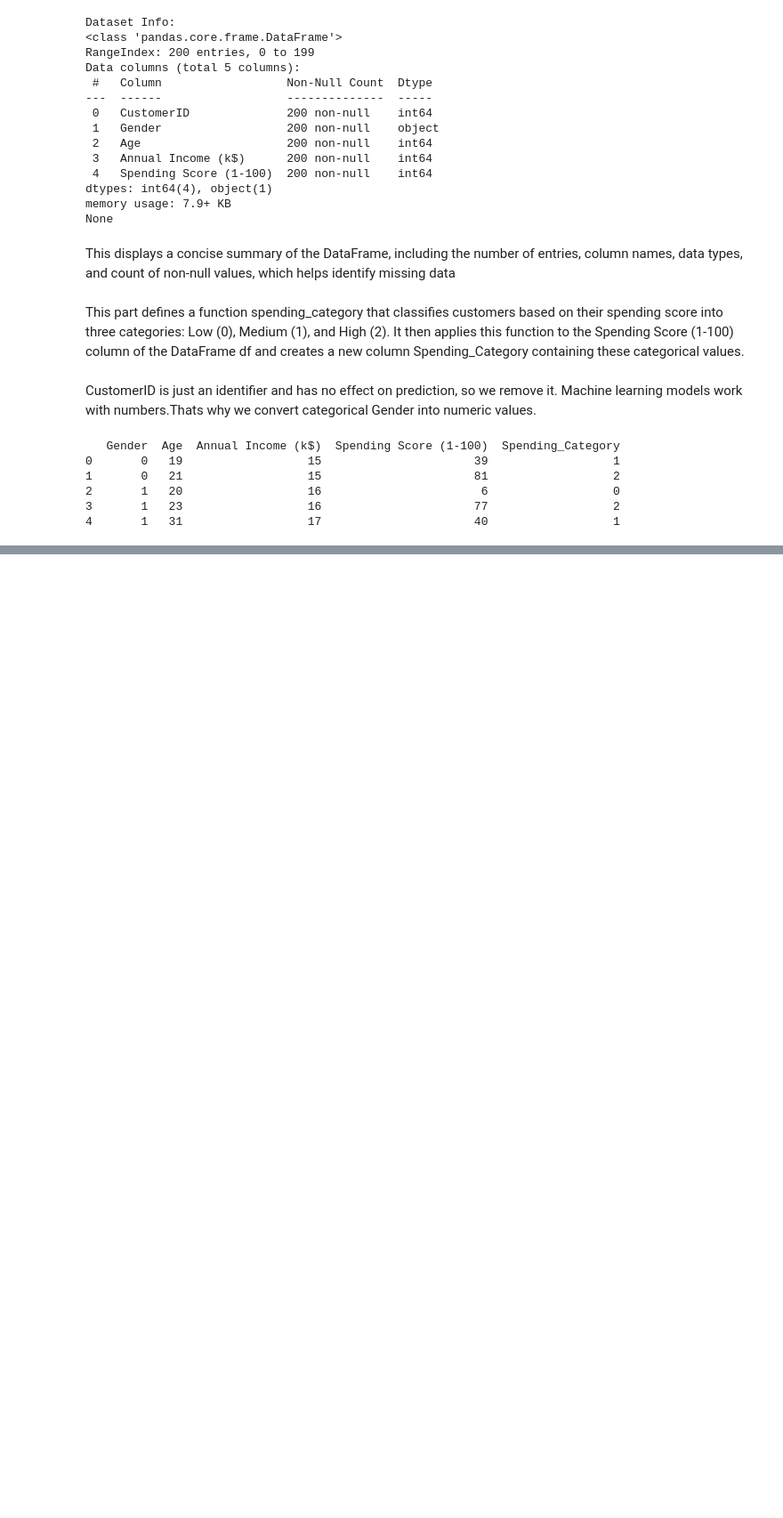
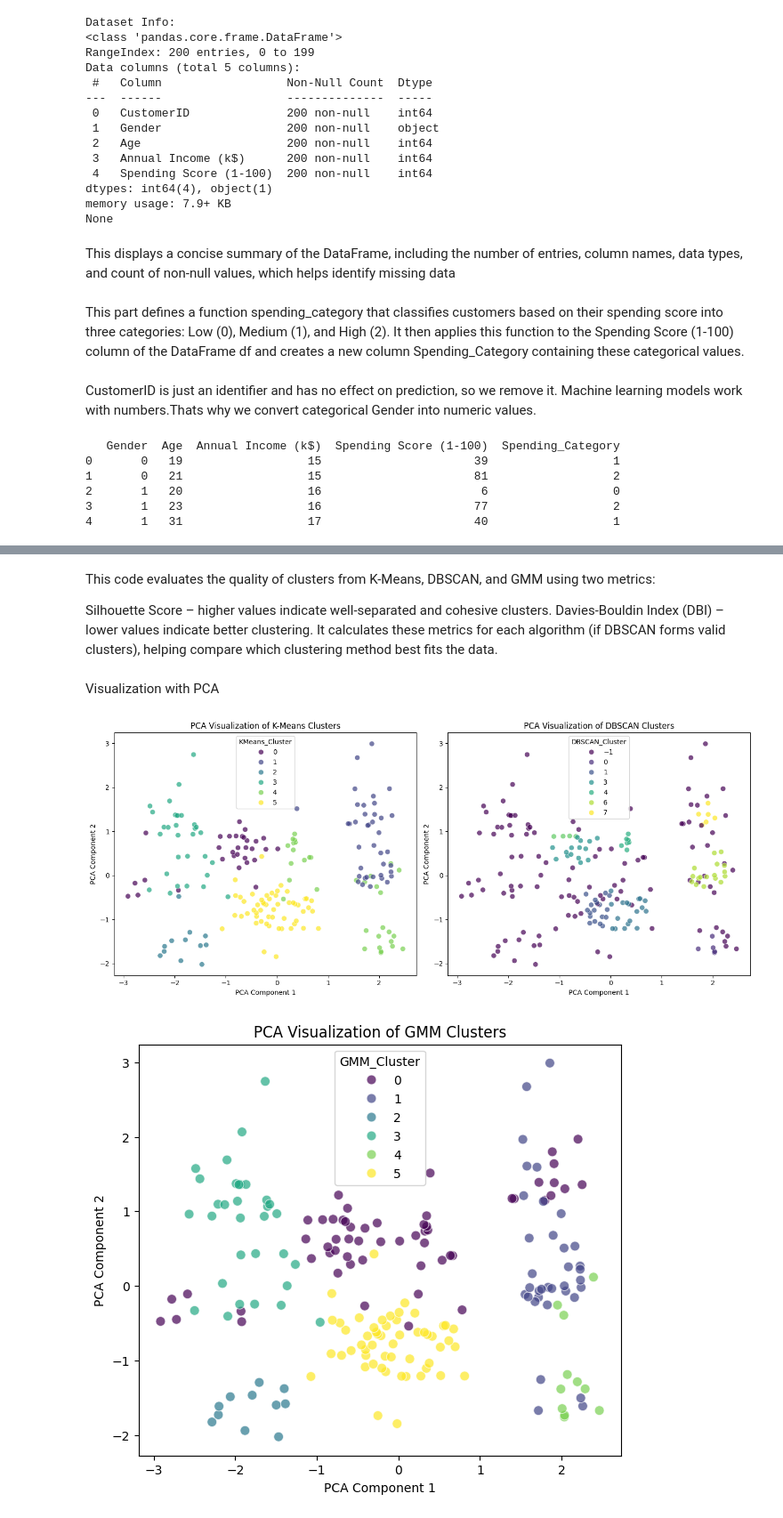
Before and after one commit to mithilatonni123/CSE475, a Jupyter notebook: Lab/Lab2.ipynb, the cells around one changed output, grey strips where cells are left out. Shown at 89% size. Saved outputs shown, nothing was run; the diff lists cells and outputs as text; code cells hidden in the pictures; blank space fills up the shorter version.

```diff
--- a/Lab/Lab2.ipynb
+++ b/Lab/Lab2.ipynb
@@ -221,0 +115,17 @@ GMM-This visualization shows how GMM forms soft clusters based on probability di
+# %%
+# Define number of clusters for K-Means
+n_clusters = 6
+
+# Apply K-Means clustering
+kmeans = KMeans(n_clusters=n_clusters, max_iter=30, random_state=42)
+processed_data_df['KMeans_Cluster'] = kmeans.fit_predict(processed_data_df)
+
+# Apply DBSCAN clustering
+dbscan = DBSCAN(eps=0.5, min_samples=5)
+processed_data_df['DBSCAN_Cluster'] = dbscan.fit_predict(processed_data_df)
+
+#Apply GMM clustering
+gmm = GaussianMixture(n_components=n_clusters, random_state=42)
+processed_data_df['GMM_Cluster'] = gmm.fit_predict(
+    processed_data_df.drop(columns=['KMeans_Cluster', 'DBSCAN_Cluster'])
+)
@@ -221,0 +168,44 @@ GMM-This visualization shows how GMM forms soft clusters based on probability di
+# %% [markdown]
+This code evaluates the quality of clusters from K-Means, DBSCAN, and GMM using two metrics:
+
+Silhouette Score – higher values indicate well-separated and cohesive clusters.
+Davies-Bouldin Index (DBI) – lower values indicate better clustering.
+It calculates these metrics for each algorithm (if DBSCAN forms valid clusters), helping compare which clustering method best fits the data.
+# %% [markdown]
+Visualization with PCA
+# %%
+pca = PCA(n_components=2)
+pca_components = pca.fit_transform(feature_data)
+
+processed_data_df['PCA1'] = pca_components[:, 0]
+processed_data_df['PCA2'] = pca_components[:, 1]
+
+plt.figure(figsize=(14, 6))
+
+# Plot for K-Means
+plt.subplot(1, 2, 1)
+sns.scatterplot(data=processed_data_df, x='PCA1', y='PCA2', hue='KMeans_Cluster', palette='viridis', s=60, alpha=0.7)
+plt.title("PCA Visualization of K-Means Clusters")
+plt.xlabel("PCA Component 1")
+plt.ylabel("PCA Component 2")
+
+# Plot for DBSCAN
+plt.subplot(1, 2, 2)
+sns.scatterplot(data=processed_data_df, x='PCA1', y='PCA2', hue='DBSCAN_Cluster', palette='viridis', s=60, alpha=0.7)
+plt.title("PCA Visualization of DBSCAN Clusters")
+plt.xlabel("PCA Component 1")
+plt.ylabel("PCA Component 2")
+
+plt.tight_layout()
+plt.show()
+
+# PCA visualization for GMM clusters
+plt.figure(figsize=(7, 6))
+sns.scatterplot(data=processed_data_df, x='PCA1', y='PCA2', hue='GMM_Cluster', palette='viridis', s=60, alpha=0.7)
+plt.title("PCA Visualization of GMM Clusters")
+plt.xlabel("PCA Component 1")
+plt.ylabel("PCA Component 2")
+plt.show()
+# %% [output]
+[figure, added]
+[figure, added]
```
Also changed, not shown: parts of 17 cells of this notebook.
